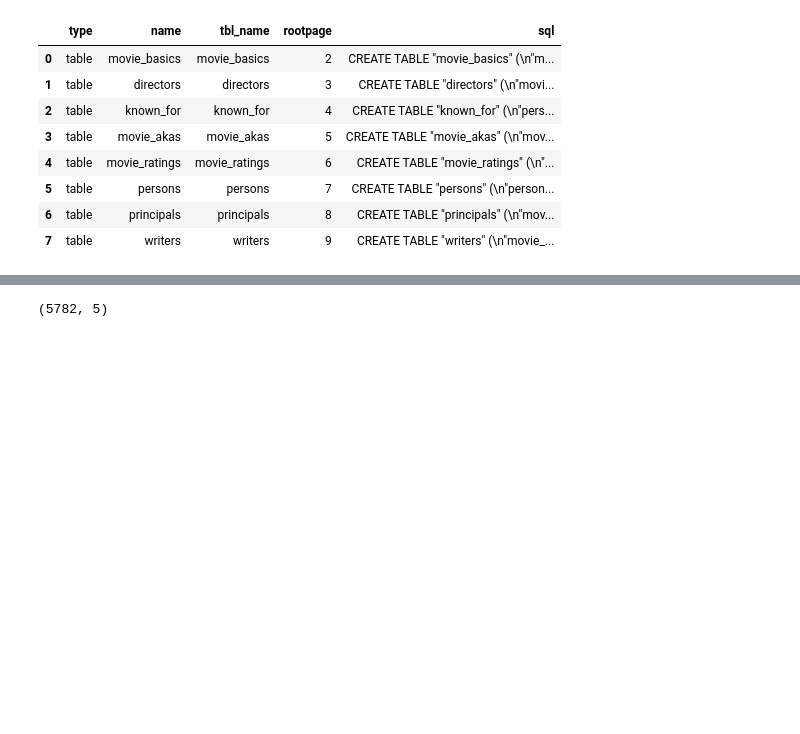
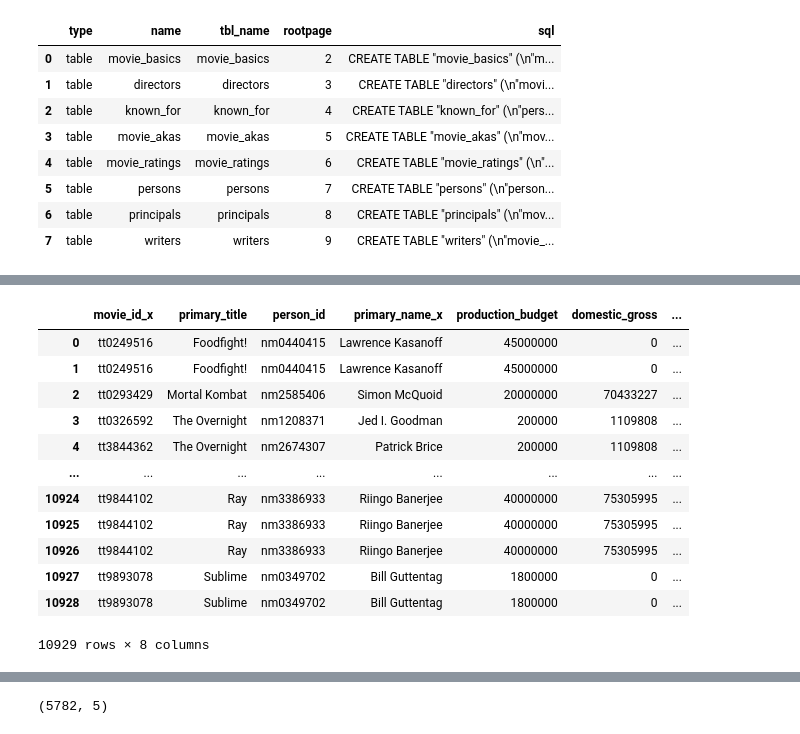
Before and after one commit to adammarianacci/Microsoft_Movie_Analysis, a Jupyter notebook: Notebook.ipynb, the cells around one changed output, grey strips where cells are left out. Cells and saved outputs as stored; diff of their text form; code cells hidden in the pictures; blank space fills up the shorter version.

```diff
--- a/Notebook.ipynb
+++ b/Notebook.ipynb
@@ -516,0 +547,3 @@ movie_directors = pd.merge(movie_basics, directors_persons, on='movie_id', how='
+# %%
+dir_name_title = movie_directors_df[['movie_id_x', 'primary_title', 'person_id', 'primary_name_x']]
+dir_name_title
@@ -516,0 +564,3 @@ movie_directors = pd.merge(movie_basics, directors_persons, on='movie_id', how='
+# %%
+budget_info = movie_budgets_df[['movie', 'production_budget', 'domestic_gross', 'worldwide_gross']]
+budget_info
@@ -516,0 +582,2 @@ movie_directors = pd.merge(movie_basics, directors_persons, on='movie_id', how='
+# %%
+budget_info.rename(columns={"movie": "primary_title"}, inplace=True)
@@ -516,0 +606,19 @@ movie_directors = pd.merge(movie_basics, directors_persons, on='movie_id', how='
+# %%
+gross_directors_df = pd.merge(dir_name_title, budget_info, on='primary_title', how='inner')
+# %%
+gross_directors_df['profit'] = gross_directors_df['worldwide_gross'] - gross_directors_df['production_budget']
+gross_directors_df
+# %% [output]
+|  | movie_id_x | primary_title | person_id | primary_name_x | production_budget | domestic_gross | ... |
+| 0 | tt0249516 | Foodfight! | nm0440415 | Lawrence Kasanoff | 45000000 | 0 | ... |
+| 1 | tt0249516 | Foodfight! | nm0440415 | Lawrence Kasanoff | 45000000 | 0 | ... |
+| 2 | tt0293429 | Mortal Kombat | nm2585406 | Simon McQuoid | 20000000 | 70433227 | ... |
+| 3 | tt0326592 | The Overnight | nm1208371 | Jed I. Goodman | 200000 | 1109808 | ... |
+| 4 | tt3844362 | The Overnight | nm2674307 | Patrick Brice | 200000 | 1109808 | ... |
+| ... | ... | ... | ... | ... | ... | ... | ... |
+| 10924 | tt9844102 | Ray | nm3386933 | Riingo Banerjee | 40000000 | 75305995 | ... |
+| 10925 | tt9844102 | Ray | nm3386933 | Riingo Banerjee | 40000000 | 75305995 | ... |
+| 10926 | tt9844102 | Ray | nm3386933 | Riingo Banerjee | 40000000 | 75305995 | ... |
+| 10927 | tt9893078 | Sublime | nm0349702 | Bill Guttentag | 1800000 | 0 | ... |
+| 10928 | tt9893078 | Sublime | nm0349702 | Bill Guttentag | 1800000 | 0 | ... |
+10929 rows × 8 columns
```
Also changed, not shown: parts of 14 cells of this notebook.
